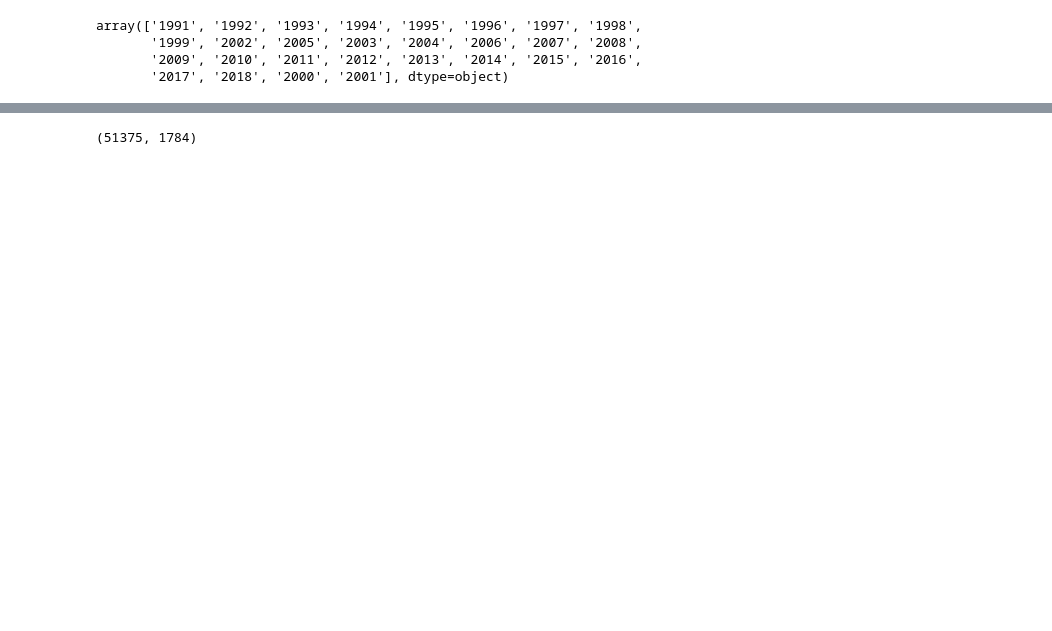
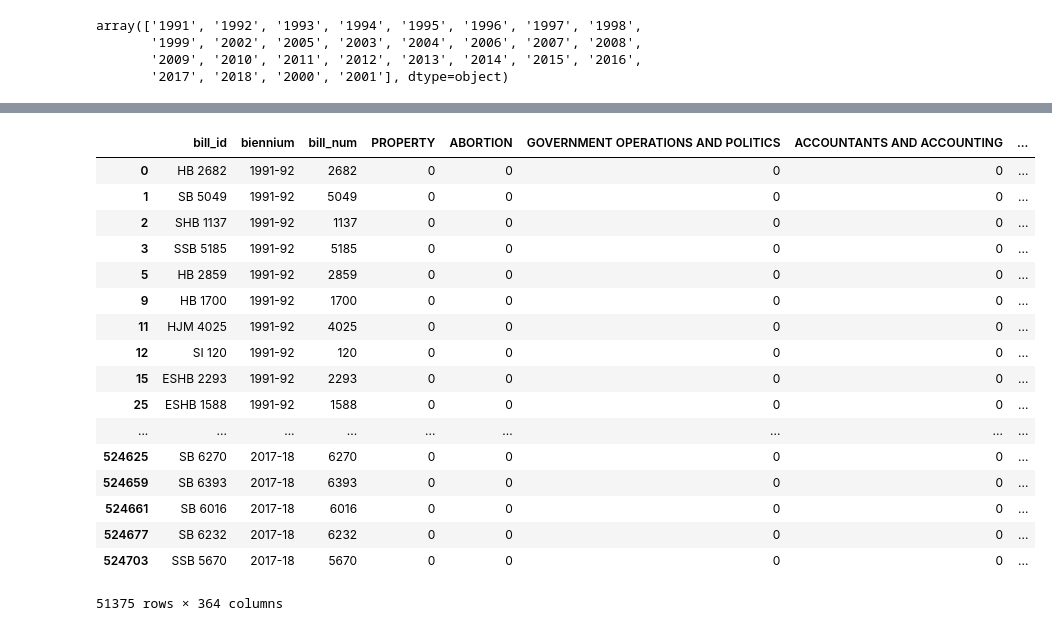
Before and after one commit to ekarboski/washington_state_legislation, a Jupyter notebook: Merging_topic_data.ipynb, the cells around one changed output, grey strips where cells are left out. Saved outputs shown, nothing was run; the diff lists cells and outputs as text; code cells hidden in the pictures; blank space fills up the shorter version.

```diff
--- a/Merging_topic_data.ipynb
+++ b/Merging_topic_data.ipynb
@@ -194,4 +227,6 @@ for topic in unique_topics:
 # %%
-for row in topic_df.iterrows():
-#     print(row[1]['bill_topic'])
-    t.loc[(t['bill_num'] == row[1]['bill_num']) & (t['biennium'] == row[1]['biennium']), row[1]['bill_topic']] = 1
+count = 0
+for i, row in topic_df.iterrows():
+    count += 1
+    print(count)
+    t.loc[(t['bill_num'] == row['bill_num']) & (t['biennium'] == row['biennium']), row['category']] = 1
@@ -200,6 +253,23 @@ t.loc[(t['bill_num'] == '1001') & (t['biennium'] == '2015-16'), 'BUDGETS']
 # %%
-t.shape
+t
 # %% [output]
+|  | bill_id | biennium | bill_num | PROPERTY | ABORTION | GOVERNMENT OPERATIONS AND POLITICS | ACCOUNTANTS AND ACCOUNTING | ... |
+| 0 | HB 2682 | 1991-92 | 2682 | 0 | 0 | 0 | 0 | ... |
+| 1 | SB 5049 | 1991-92 | 5049 | 0 | 0 | 0 | 0 | ... |
+| 2 | SHB 1137 | 1991-92 | 1137 | 0 | 0 | 0 | 0 | ... |
+| 3 | SSB 5185 | 1991-92 | 5185 | 0 | 0 | 0 | 0 | ... |
+| 5 | HB 2859 | 1991-92 | 2859 | 0 | 0 | 0 | 0 | ... |
+| 9 | HB 1700 | 1991-92 | 1700 | 0 | 0 | 0 | 0 | ... |
+| 11 | HJM 4025 | 1991-92 | 4025 | 0 | 0 | 0 | 0 | ... |
+| 12 | SI 120 | 1991-92 | 120 | 0 | 0 | 0 | 0 | ... |
+| 15 | ESHB 2293 | 1991-92 | 2293 | 0 | 0 | 0 | 0 | ... |
+| 25 | ESHB 1588 | 1991-92 | 1588 | 0 | 0 | 0 | 0 | ... |
+| ... | ... | ... | ... | ... | ... | ... | ... | ... |
+| 524625 | SB 6270 | 2017-18 | 6270 | 0 | 0 | 0 | 0 | ... |
+| 524659 | SB 6393 | 2017-18 | 6393 | 0 | 0 | 0 | 0 | ... |
+| 524661 | SB 6016 | 2017-18 | 6016 | 0 | 0 | 0 | 0 | ... |
+| 524677 | SB 6232 | 2017-18 | 6232 | 0 | 0 | 0 | 0 | ... |
+| 524703 | SSB 5670 | 2017-18 | 5670 | 0 | 0 | 0 | 0 | ... |
-(51375, 1784)
+51375 rows × 364 columns
 # %%
 t.to_csv('topic_staging.csv', sep="|")
```
Also changed, not shown: parts of 37 cells of this notebook.
